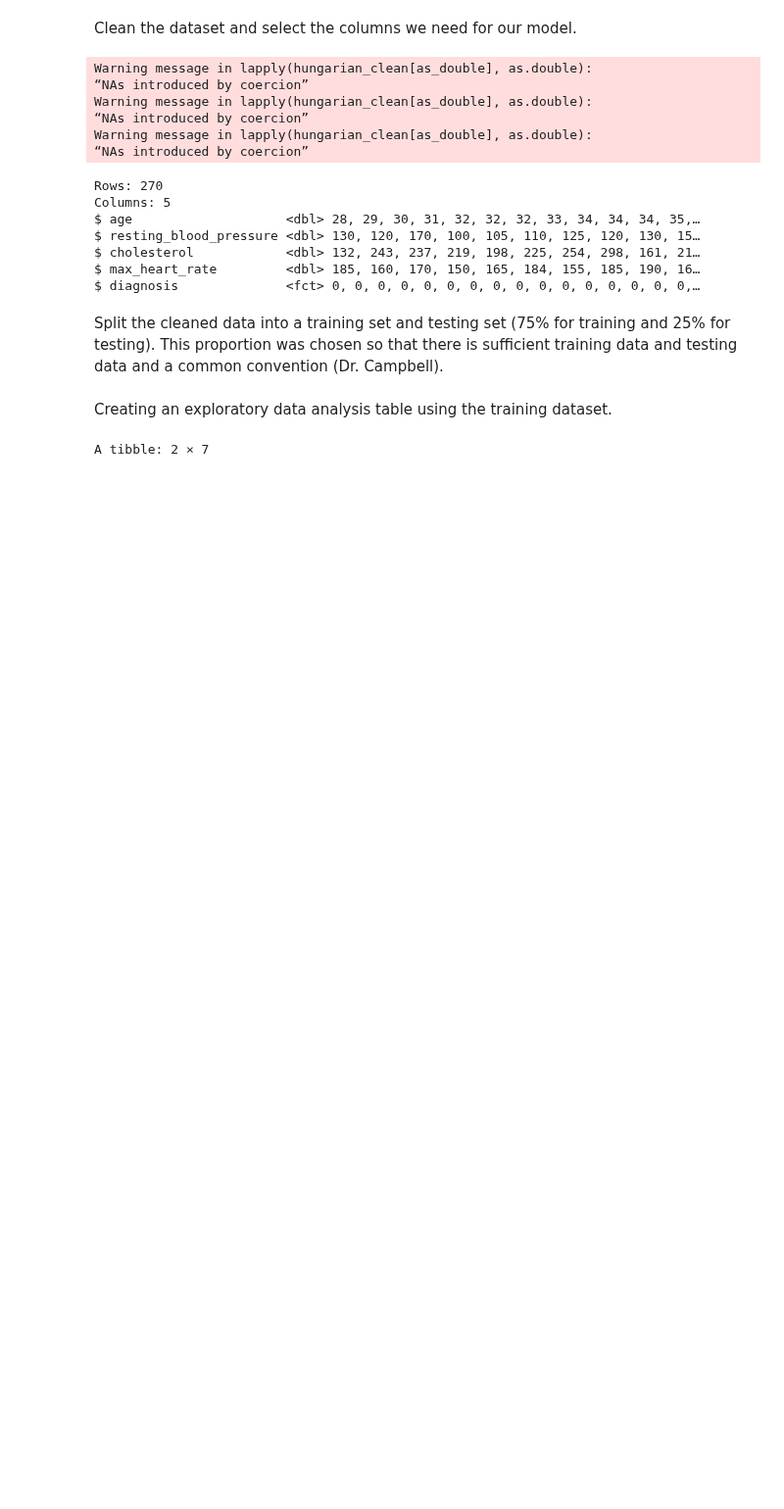
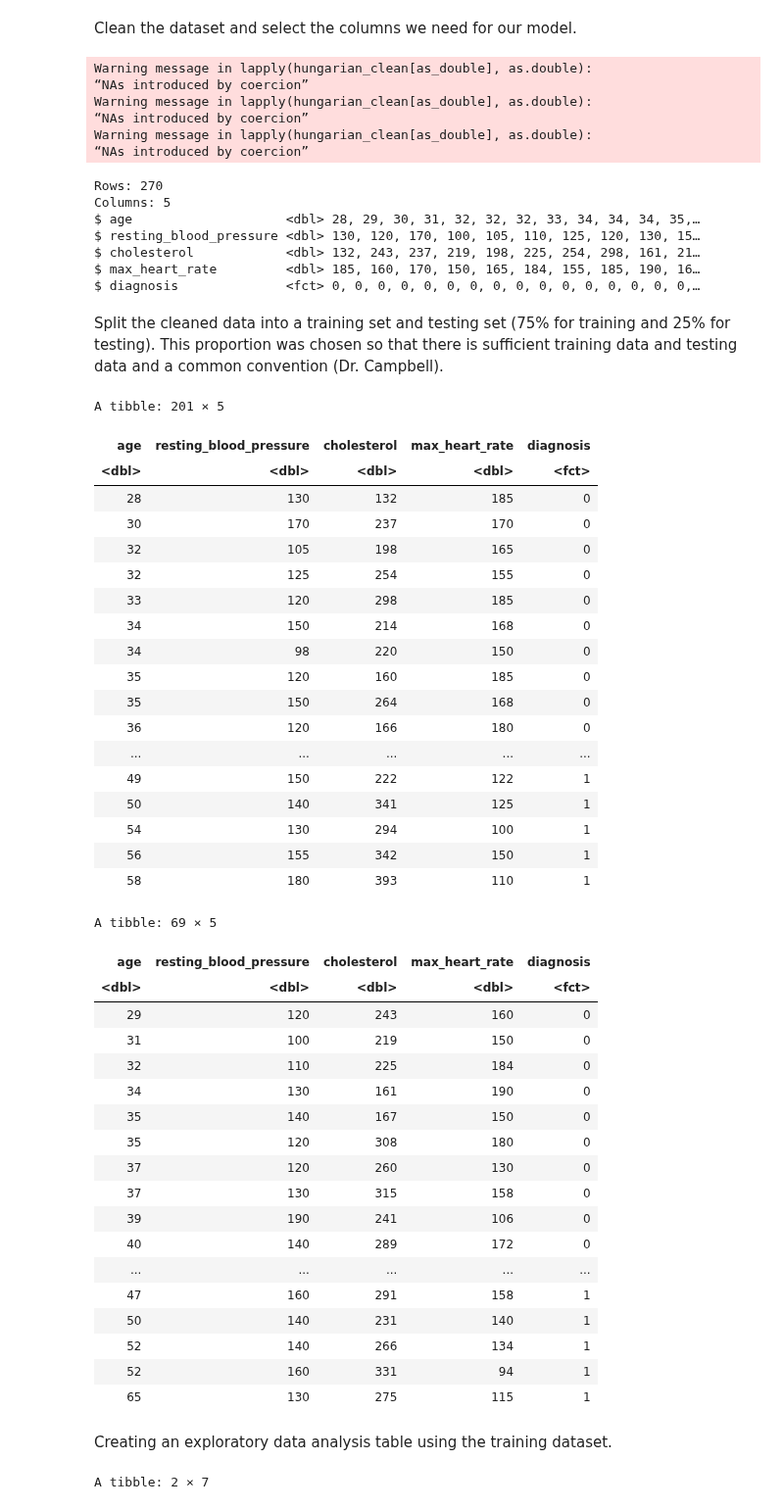
Before and after one commit to elshire7311/dsci100_group73, a Jupyter notebook: heart_analysis.ipynb, the cells around one changed output. Shown at 98% size. Cells and saved outputs as stored; diff of their text form; code cells hidden in the pictures; blank space fills up the shorter version.

```diff
--- a/heart_analysis.ipynb
+++ b/heart_analysis.ipynb
@@ -108,10 +108,53 @@ Split the cleaned data into a training set and testing set (75% for training and
 # %%
 # Split data into training set and testing set.
 set.seed(1000)
 
 hungarian_split <- initial_split(hungarian_clean, prop = 0.75, strata = diagnosis)
 hungarian_train <- training(hungarian_split)
 hungarian_test <- testing(hungarian_split)
+
+hungarian_train
+
+hungarian_test
+# %% [output]
+A tibble: 201 × 5
+| age | resting_blood_pressure | cholesterol | max_heart_rate | diagnosis |
+| <dbl> | <dbl> | <dbl> | <dbl> | <fct> |
+| 28 | 130 | 132 | 185 | 0 |
+| 30 | 170 | 237 | 170 | 0 |
+| 32 | 105 | 198 | 165 | 0 |
+| 32 | 125 | 254 | 155 | 0 |
+| 33 | 120 | 298 | 185 | 0 |
+| 34 | 150 | 214 | 168 | 0 |
+| 34 | 98 | 220 | 150 | 0 |
+| 35 | 120 | 160 | 185 | 0 |
+| 35 | 150 | 264 | 168 | 0 |
+| 36 | 120 | 166 | 180 | 0 |
+| ... | ... | ... | ... | ... |
+| 49 | 150 | 222 | 122 | 1 |
+| 50 | 140 | 341 | 125 | 1 |
+| 54 | 130 | 294 | 100 | 1 |
+| 56 | 155 | 342 | 150 | 1 |
+| 58 | 180 | 393 | 110 | 1 |
+A tibble: 69 × 5
+| age | resting_blood_pressure | cholesterol | max_heart_rate | diagnosis |
+| <dbl> | <dbl> | <dbl> | <dbl> | <fct> |
+| 29 | 120 | 243 | 160 | 0 |
+| 31 | 100 | 219 | 150 | 0 |
+| 32 | 110 | 225 | 184 | 0 |
+| 34 | 130 | 161 | 190 | 0 |
+| 35 | 140 | 167 | 150 | 0 |
+| 35 | 120 | 308 | 180 | 0 |
+| 37 | 120 | 260 | 130 | 0 |
+| 37 | 130 | 315 | 158 | 0 |
+| 39 | 190 | 241 | 106 | 0 |
+| 40 | 140 | 289 | 172 | 0 |
+| ... | ... | ... | ... | ... |
+| 47 | 160 | 291 | 158 | 1 |
+| 50 | 140 | 231 | 140 | 1 |
+| 52 | 140 | 266 | 134 | 1 |
+| 52 | 160 | 331 | 94 | 1 |
+| 65 | 130 | 275 | 115 | 1 |
 # %% [markdown]
 Creating an exploratory data analysis table using the training dataset.
 # %%
```
Also changed, not shown: parts of 2 cells of this notebook.
